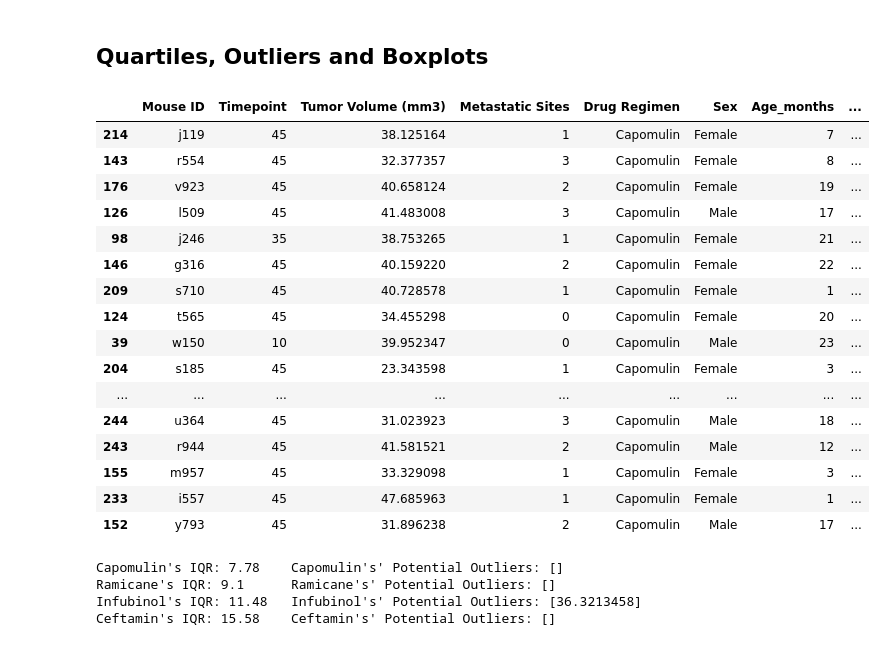
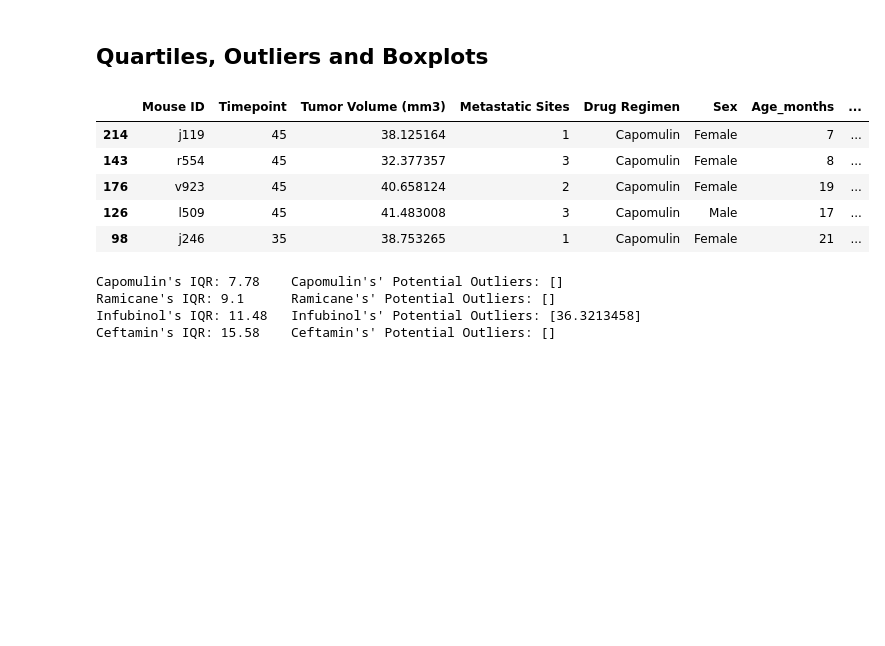
Before and after one commit to didierduyha/matplotlib-challenge, a Jupyter notebook: Pymaceuticals/pymaceuticals_starter.ipynb, the cells around one changed output. Drawn from its saved outputs; the diff is of its cells as text; code cells hidden in the pictures; blank space fills up the shorter version.

```diff
--- a/Pymaceuticals/pymaceuticals_starter.ipynb
+++ b/Pymaceuticals/pymaceuticals_starter.ipynb
@@ -191,41 +201,30 @@ df_with_max_time.to_excel("data/test.xlsx", "test")
 # %%
 # Calculate the final tumor volume of each mouse across four of the treatment regimens:
 # Capomulin, Ramicane, Infubinol, and Ceftamin
 
 # Start by getting the last (greatest) timepoint for each mouse
 max_times = {}
 id_with_times = clean_df.groupby(["Mouse ID", "Timepoint"]).value_counts()
 
 for i in range(len(id_with_times)):
     if id_with_times.index[i][0] not in max_times:
         max_times[id_with_times.index[i][0]] = id_with_times.index[i][1]
     elif max_times[id_with_times.index[i][0]] < id_with_times.index[i][1]:
         max_times[id_with_times.index[i][0]] = id_with_times.index[i][1]
 
 max_time_df = pd.DataFrame.from_dict(max_times, orient='index', columns = ["Max Time"]).reset_index()
 
 
 # Merge this group df with the original DataFrame to get the tumor volume at the last timepoint
 df_with_max_time = pd.merge(clean_df, max_time_df, left_on = ["Mouse ID", "Timepoint"], right_on = ["index","Max Time"])
-df_with_max_time.sort_values("Drug Regimen").head(25)
+df_with_max_time.sort_values("Drug Regimen").head()
 # %% [output]
 |  | Mouse ID | Timepoint | Tumor Volume (mm3) | Metastatic Sites | Drug Regimen | Sex | Age_months | ... |
 | 214 | j119 | 45 | 38.125164 | 1 | Capomulin | Female | 7 | ... |
 | 143 | r554 | 45 | 32.377357 | 3 | Capomulin | Female | 8 | ... |
 | 176 | v923 | 45 | 40.658124 | 2 | Capomulin | Female | 19 | ... |
 | 126 | l509 | 45 | 41.483008 | 3 | Capomulin | Male | 17 | ... |
 | 98 | j246 | 35 | 38.753265 | 1 | Capomulin | Female | 21 | ... |
-| 146 | g316 | 45 | 40.159220 | 2 | Capomulin | Female | 22 | ... |
-| 209 | s710 | 45 | 40.728578 | 1 | Capomulin | Female | 1 | ... |
-| 124 | t565 | 45 | 34.455298 | 0 | Capomulin | Female | 20 | ... |
-| 39 | w150 | 10 | 39.952347 | 0 | Capomulin | Male | 23 | ... |
-| 204 | s185 | 45 | 23.343598 | 1 | Capomulin | Female | 3 | ... |
-| ... | ... | ... | ... | ... | ... | ... | ... | ... |
-| 244 | u364 | 45 | 31.023923 | 3 | Capomulin | Male | 18 | ... |
-| 243 | r944 | 45 | 41.581521 | 2 | Capomulin | Male | 12 | ... |
-| 155 | m957 | 45 | 33.329098 | 1 | Capomulin | Female | 3 | ... |
-| 233 | i557 | 45 | 47.685963 | 1 | Capomulin | Female | 1 | ... |
-| 152 | y793 | 45 | 31.896238 | 2 | Capomulin | Male | 17 | ... |
 # %%
 # Put treatments into a list for for loop (and later for plot labels)
 treatments = ["Capomulin", "Ramicane", "Infubinol", "Ceftamin"]
```
Also changed, not shown: parts of 2 cells of this notebook.
